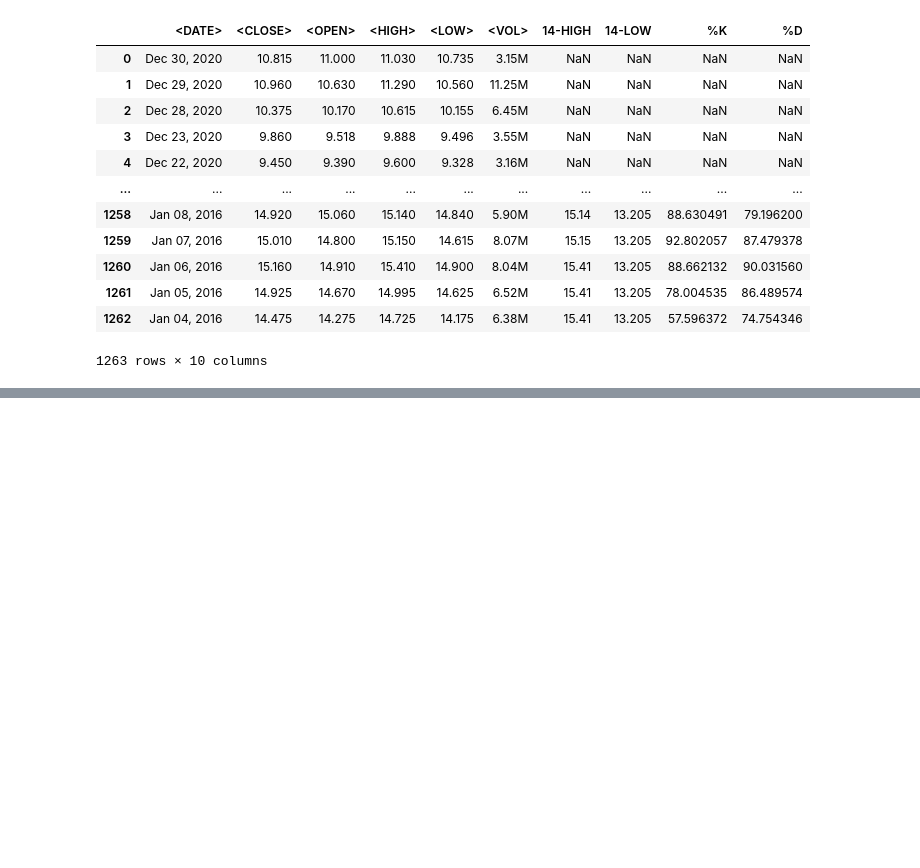
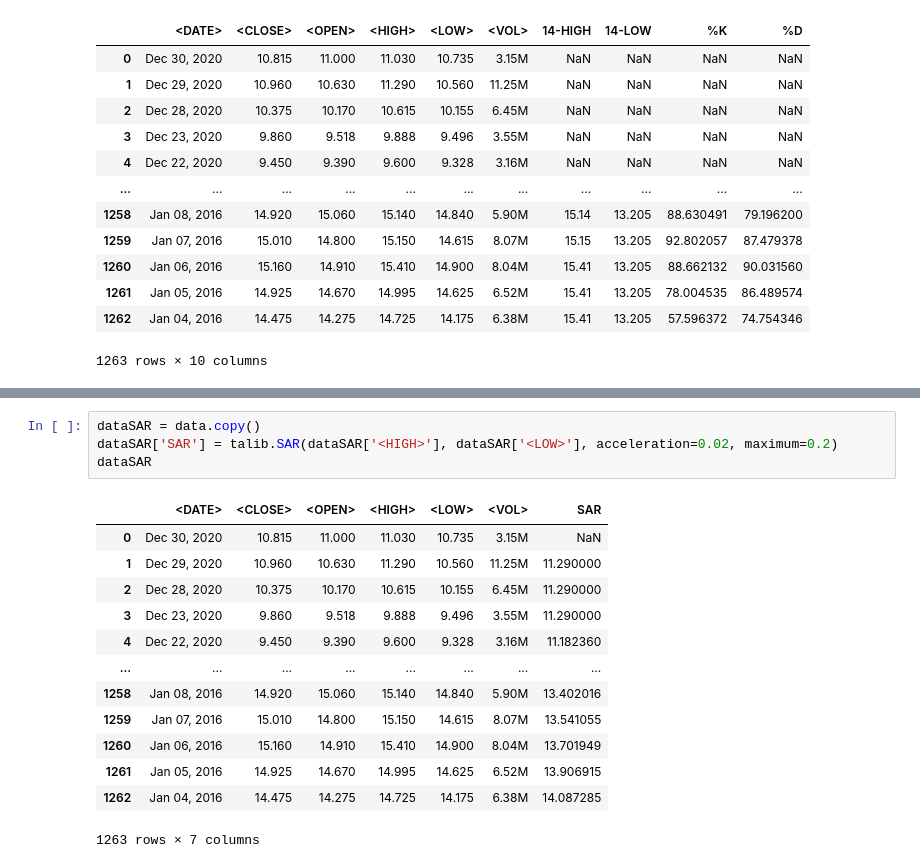
Before and after one commit to nikitaoltyan/Mech-Trading-Systems, a Jupyter notebook: stochastic_parabolic.ipynb, the cells around one changed output, grey strips where cells are left out. Saved outputs shown, nothing was run; the diff lists cells and outputs as text; blank space fills up the shorter version.

```diff
--- a/stochastic_parabolic.ipynb
+++ b/stochastic_parabolic.ipynb
@@ -64,0 +117,18 @@ stoch_data
+# %%
+dataSAR = data.copy()
+dataSAR['SAR'] = talib.SAR(dataSAR['<HIGH>'], dataSAR['<LOW>'], acceleration=0.02, maximum=0.2)
+dataSAR
+# %% [output]
+|  | <DATE> | <CLOSE> | <OPEN> | <HIGH> | <LOW> | <VOL> | SAR |
+| 0 | Dec 30, 2020 | 10.815 | 11.000 | 11.030 | 10.735 | 3.15M | NaN |
+| 1 | Dec 29, 2020 | 10.960 | 10.630 | 11.290 | 10.560 | 11.25M | 11.290000 |
+| 2 | Dec 28, 2020 | 10.375 | 10.170 | 10.615 | 10.155 | 6.45M | 11.290000 |
+| 3 | Dec 23, 2020 | 9.860 | 9.518 | 9.888 | 9.496 | 3.55M | 11.290000 |
+| 4 | Dec 22, 2020 | 9.450 | 9.390 | 9.600 | 9.328 | 3.16M | 11.182360 |
+| ... | ... | ... | ... | ... | ... | ... | ... |
+| 1258 | Jan 08, 2016 | 14.920 | 15.060 | 15.140 | 14.840 | 5.90M | 13.402016 |
+| 1259 | Jan 07, 2016 | 15.010 | 14.800 | 15.150 | 14.615 | 8.07M | 13.541055 |
+| 1260 | Jan 06, 2016 | 15.160 | 14.910 | 15.410 | 14.900 | 8.04M | 13.701949 |
+| 1261 | Jan 05, 2016 | 14.925 | 14.670 | 14.995 | 14.625 | 6.52M | 13.906915 |
+| 1262 | Jan 04, 2016 | 14.475 | 14.275 | 14.725 | 14.175 | 6.38M | 14.087285 |
+1263 rows × 7 columns
```
Also changed, not shown: parts of 8 cells of this notebook.
